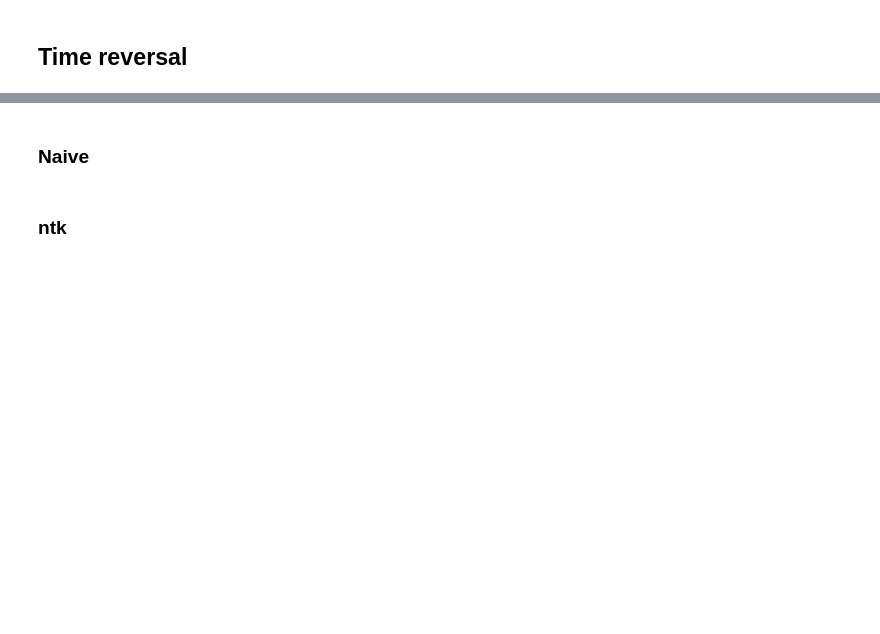
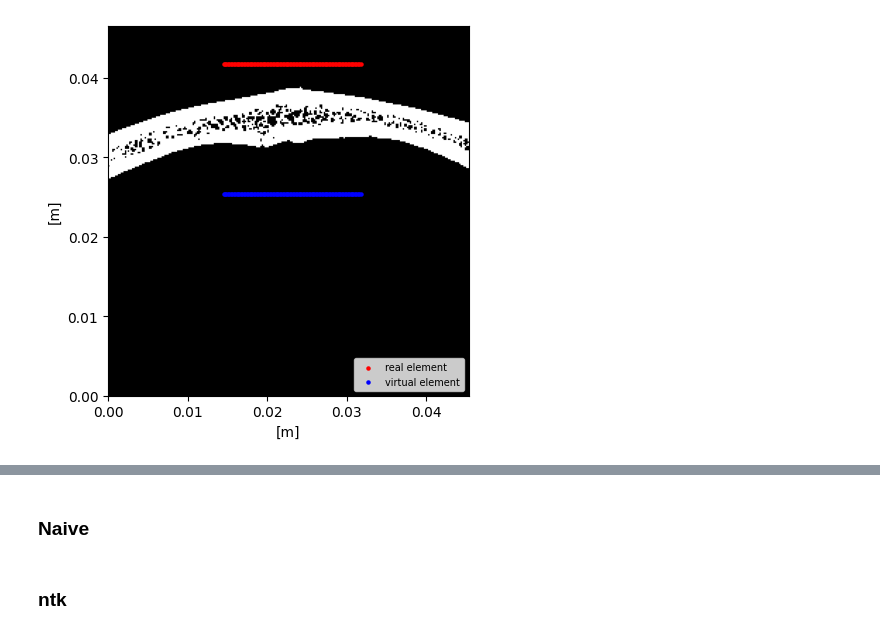
Before and after one commit to Brain-Hack-2024/transcranial-ultrasound, a Jupyter notebook: notebooks/recon_skull.ipynb, the cells around one changed output, grey strips where cells are left out. Cells and saved outputs as stored; diff of their text form; code cells hidden in the pictures; blank space fills up the shorter version.

```diff
--- a/notebooks/recon_skull.ipynb
+++ b/notebooks/recon_skull.ipynb
@@ -58,21 +82,21 @@ element_positions
 # %%
-skull_thickness = int(6e-3 // dx[0]) # thickness of the skull [grid points]
-skull_array = np.zeros_like(skull_array)
-start_x_idx = 170
-skull_array[:, start_x_idx:start_x_idx + skull_thickness] = 1
-skull_circle_radius = int(3e-3 // dx[0]) # radius of the skull circle [grid points]
+# skull_thickness = int(6e-3 // dx[0]) # thickness of the skull [grid points]
+# skull_array = np.zeros_like(skull_array)
+# start_x_idx = 170
+# skull_array[:, start_x_idx:start_x_idx + skull_thickness] = 1
+# skull_circle_radius = int(3e-3 // dx[0]) # radius of the skull circle [grid points]
 
-# Swap the order of N[0] and N[1] in np.meshgrid
-y, x = np.meshgrid(np.arange(N[1]), np.arange(N[0]))
-skull_array[(x - N[0]//2+50)**2 + (y - start_x_idx)**2 < skull_circle_radius**2] = 0
-skull_array[(x - N[0]//2)**2 + (y - start_x_idx)**2 < skull_circle_radius**2] = 0
-skull_array[(x - N[0]//2-50)**2 + (y - start_x_idx)**2 < skull_circle_radius**2] = 0
+# # Swap the order of N[0] and N[1] in np.meshgrid
+# y, x = np.meshgrid(np.arange(N[1]), np.arange(N[0]))
+# skull_array[(x - N[0]//2+50)**2 + (y - start_x_idx)**2 < skull_circle_radius**2] = 0
+# skull_array[(x - N[0]//2)**2 + (y - start_x_idx)**2 < skull_circle_radius**2] = 0
+# skull_array[(x - N[0]//2-50)**2 + (y - start_x_idx)**2 < skull_circle_radius**2] = 0
 
-skull_array[skull_array == 1] = 30000
+# skull_array[skull_array == 1] = 30000
 
-plt.imshow(skull_array, cmap='gray')
-plt.gca().invert_yaxis()
-plt.show()
+# plt.imshow(skull_array, cmap='gray')
+# plt.gca().invert_yaxis()
+# plt.show()
 # %%
 from utils.jwave_utils import get_homogeneous_medium, get_skull_medium
 
@@ -94,8 +118,6 @@ from jwave import FourierSeries
 medium = Medium(domain, FourierSeries(jnp.expand_dims(speed_skull, -1), domain), FourierSeries(jnp.expand_dims(density_skull, -1), domain), pml_size=pml[0])
 time_axis = TimeAxis.from_medium(medium, cfl=0.3)
 # time_axis = TimeAxis(time_axis.dt, time_axis.t_end*2)
-# %% [markdown]
-## Time reversal
 # %%
 # define virtual transducer position beneath the skull
 # virtual_positions = np.array([
@@ -106,17 +128,19 @@ virtual_positions = element_positions.copy()
 virtual_positions[1] -= 90
 # %%
 ext = [0, N[1]*dx[1], N[0]*dx[0], 0]
-plt.scatter(element_positions[1]*dx[1], element_positions[0]*dx[0],
-            c='r', marker='o', s=5, label='transducer element')
-plt.scatter(virtual_positions[1]*dx[1], virtual_positions[0]*dx[0],
+plt.scatter(element_positions[0]*dx[0], element_positions[1]*dx[1],
+            c='r', marker='o', s=5, label='real element')
+plt.scatter(virtual_positions[0]*dx[0], virtual_positions[1]*dx[1],
             c='b', marker='o', s=5, label='virtual element')
-plt.imshow(speed_skull, cmap='gray', extent=ext)
+plt.imshow(speed_skull.T, cmap='gray', extent=ext)
 # plt.colorbar(label='Speed of sound [m/s]')
 plt.xlabel('[m]')
 plt.ylabel('[m]')
-plt.legend(prop={'size': 7})
+plt.legend(prop={'size': 7}, loc='lower right')
 plt.gca().invert_yaxis()
 plt.show()
+# %% [output]
+[figure, added]
 # %%
 from utils.jwave_utils import get_plane_wave_excitation
 
```
Also changed, not shown: parts of 42 cells of this notebook, 1 other file.
